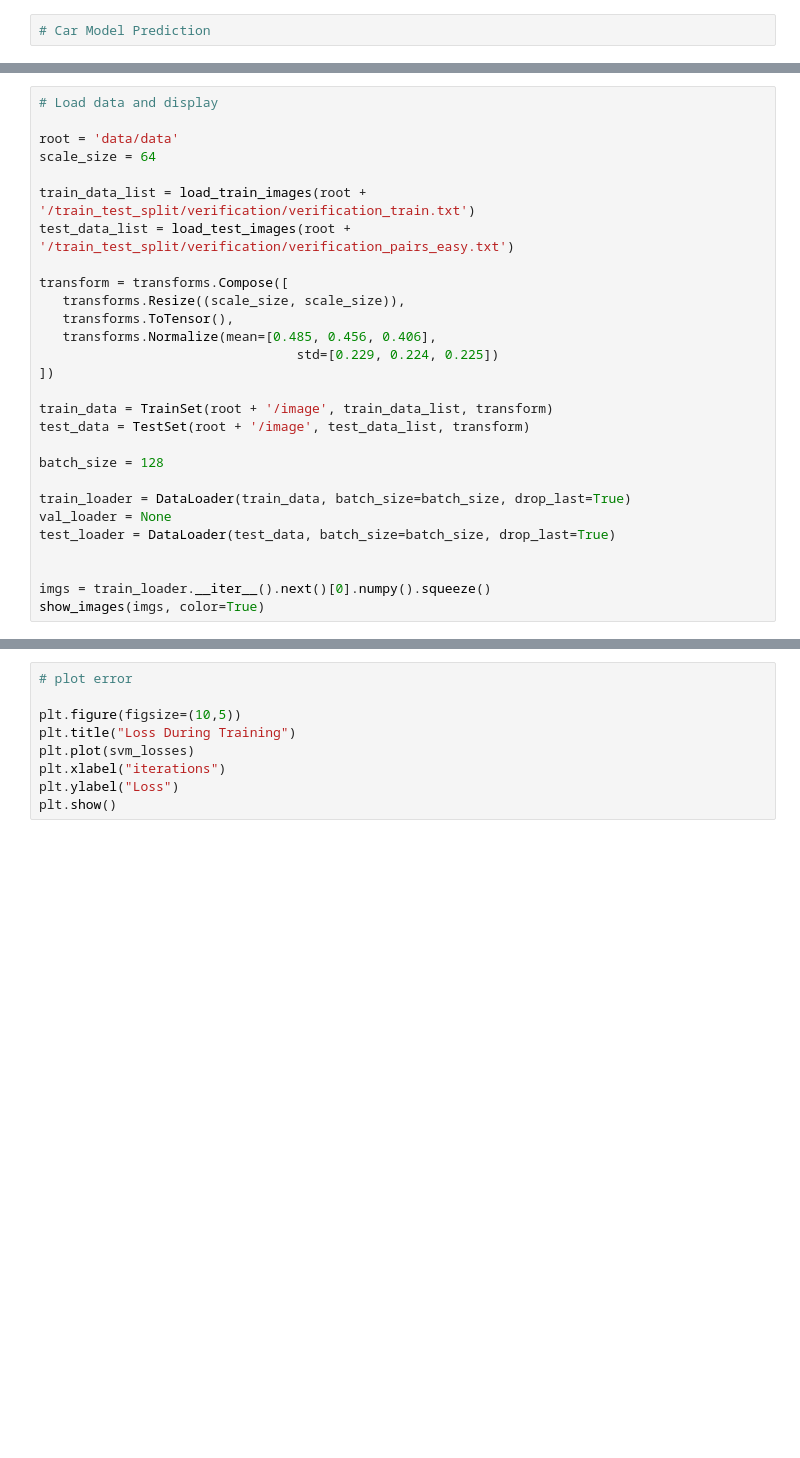
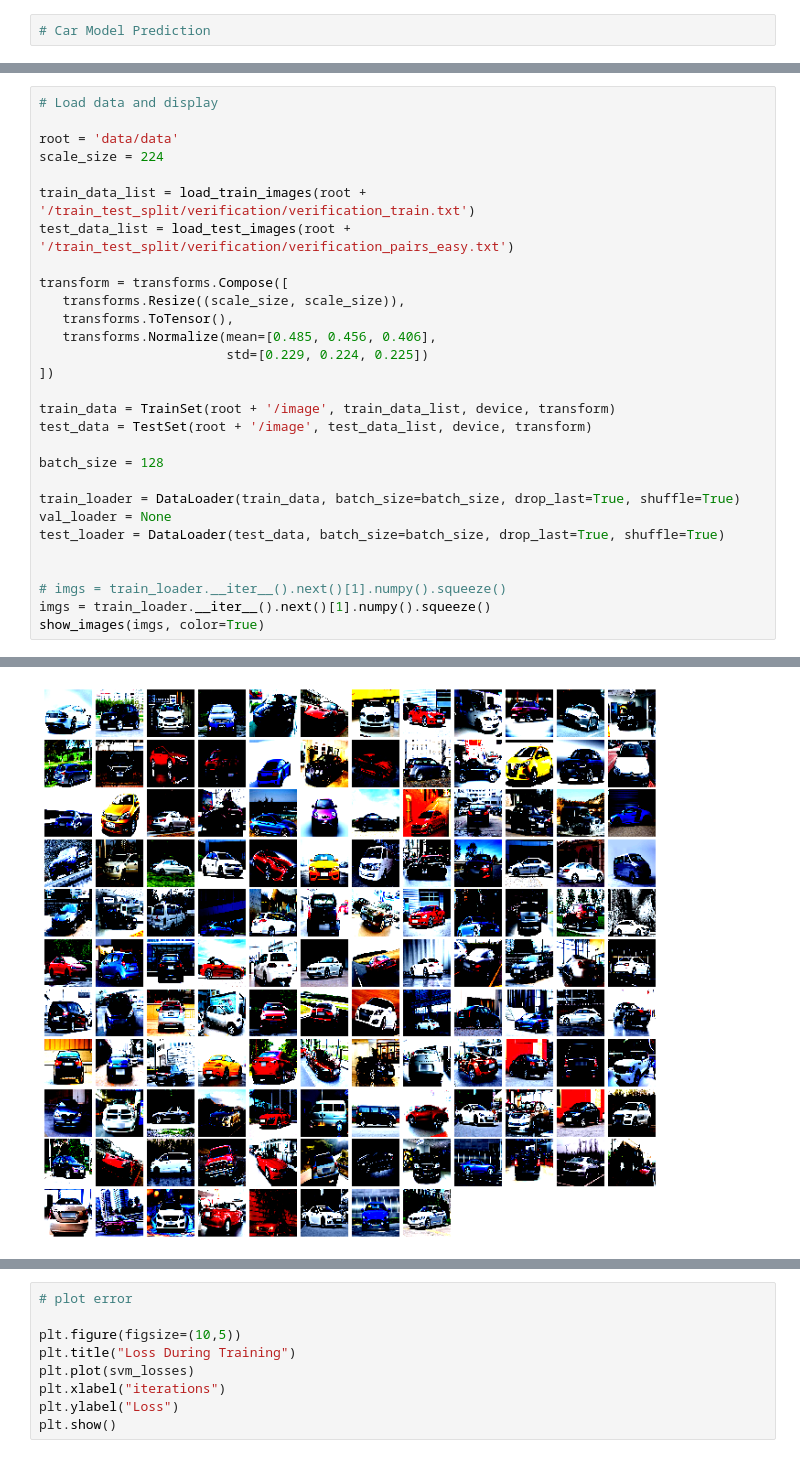
Before and after one commit to Principe92/car_prediction, a Jupyter notebook: project.ipynb, the cells around one changed output, grey strips where cells are left out. Cells and saved outputs as stored; diff of their text form; blank space fills up the shorter version.

```diff
--- a/project.ipynb
+++ b/project.ipynb
@@ -33,7 +49,7 @@ cpu will be used as device
 # Load data and display
 
 root = 'data/data'
-scale_size = 64
+scale_size = 224
 
 train_data_list = load_train_images(root + '/train_test_split/verification/verification_train.txt')
 test_data_list = load_test_images(root + '/train_test_split/verification/verification_pairs_easy.txt')
@@ -42,19 +58,20 @@ transform = transforms.Compose([
    transforms.Resize((scale_size, scale_size)),
    transforms.ToTensor(),
    transforms.Normalize(mean=[0.485, 0.456, 0.406],
-                                 std=[0.229, 0.224, 0.225])
+                        std=[0.229, 0.224, 0.225])
 ])
 
-train_data = TrainSet(root + '/image', train_data_list, transform)
-test_data = TestSet(root + '/image', test_data_list, transform)
+train_data = TrainSet(root + '/image', train_data_list, device, transform)
+test_data = TestSet(root + '/image', test_data_list, device, transform)
 
 batch_size = 128
 
-train_loader = DataLoader(train_data, batch_size=batch_size, drop_last=True)
+train_loader = DataLoader(train_data, batch_size=batch_size, drop_last=True, shuffle=True)
 val_loader = None
-test_loader = DataLoader(test_data, batch_size=batch_size, drop_last=True)
+test_loader = DataLoader(test_data, batch_size=batch_size, drop_last=True, shuffle=True)
 
 
-imgs = train_loader.__iter__().next()[0].numpy().squeeze()
+# imgs = train_loader.__iter__().next()[1].numpy().squeeze()
+imgs = train_loader.__iter__().next()[1].numpy().squeeze()
 show_images(imgs, color=True)
 # %% [output]
@@ -61,0 +95 @@ FileNotFoundError: [Errno 2] No such file or directory: 'data/data/train_test_sp
+[figure, added]
```
Also changed, not shown: parts of 8 cells of this notebook, 5 other files.
